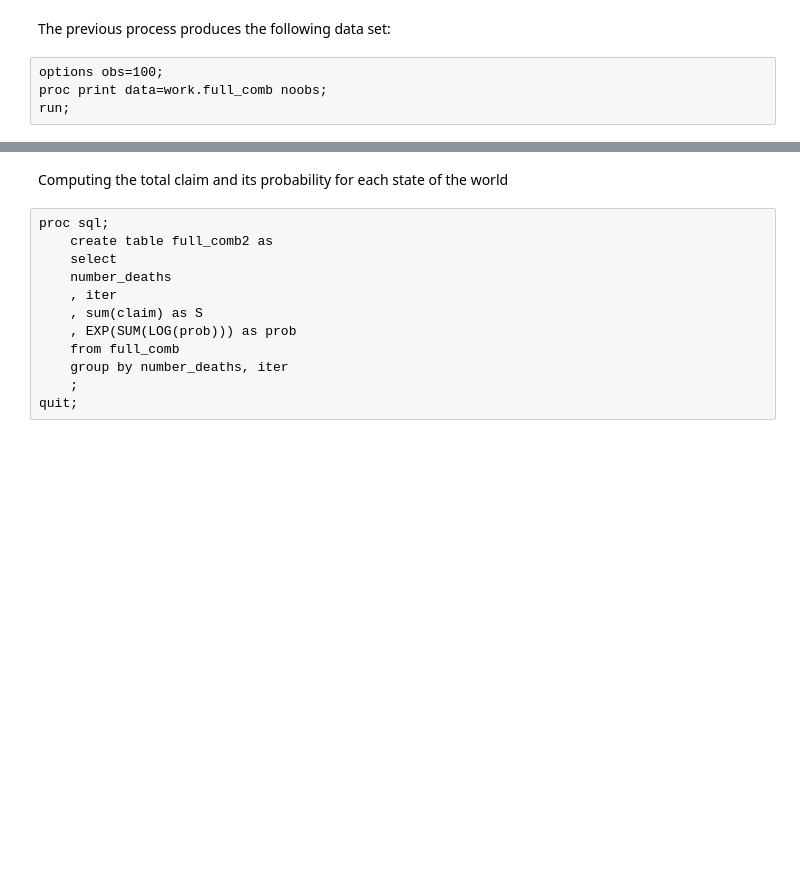
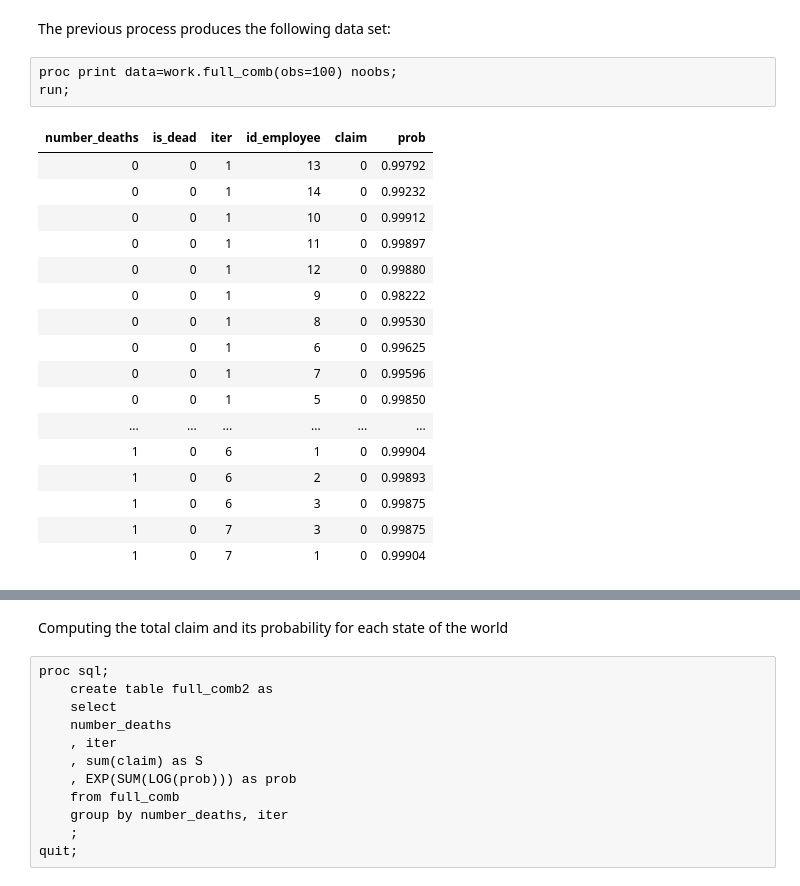
Before and after one commit to jenriqps/risk_theory, a Jupyter notebook: 02_Case_01.ipynb, the cells around one changed output, grey strips where cells are left out. Cells and saved outputs as stored; diff of their text form; blank space fills up the shorter version.

```diff
--- a/02_Case_01.ipynb
+++ b/02_Case_01.ipynb
@@ -228,6 +427,23 @@ quit;
 # %% [markdown]
 The previous process produces the following data set:
 # %%
-options obs=100;
-proc print data=work.full_comb noobs;
+proc print data=work.full_comb(obs=100) noobs;
 run;
+# %% [output]
+| number_deaths | is_dead | iter | id_employee | claim | prob |
+| 0 | 0 | 1 | 13 | 0 | 0.99792 |
+| 0 | 0 | 1 | 14 | 0 | 0.99232 |
+| 0 | 0 | 1 | 10 | 0 | 0.99912 |
+| 0 | 0 | 1 | 11 | 0 | 0.99897 |
+| 0 | 0 | 1 | 12 | 0 | 0.99880 |
+| 0 | 0 | 1 | 9 | 0 | 0.98222 |
+| 0 | 0 | 1 | 8 | 0 | 0.99530 |
+| 0 | 0 | 1 | 6 | 0 | 0.99625 |
+| 0 | 0 | 1 | 7 | 0 | 0.99596 |
+| 0 | 0 | 1 | 5 | 0 | 0.99850 |
+| ... | ... | ... | ... | ... | ... |
+| 1 | 0 | 6 | 1 | 0 | 0.99904 |
+| 1 | 0 | 6 | 2 | 0 | 0.99893 |
+| 1 | 0 | 6 | 3 | 0 | 0.99875 |
+| 1 | 0 | 7 | 3 | 0 | 0.99875 |
+| 1 | 0 | 7 | 1 | 0 | 0.99904 |
```
Also changed, not shown: parts of 25 cells of this notebook.
